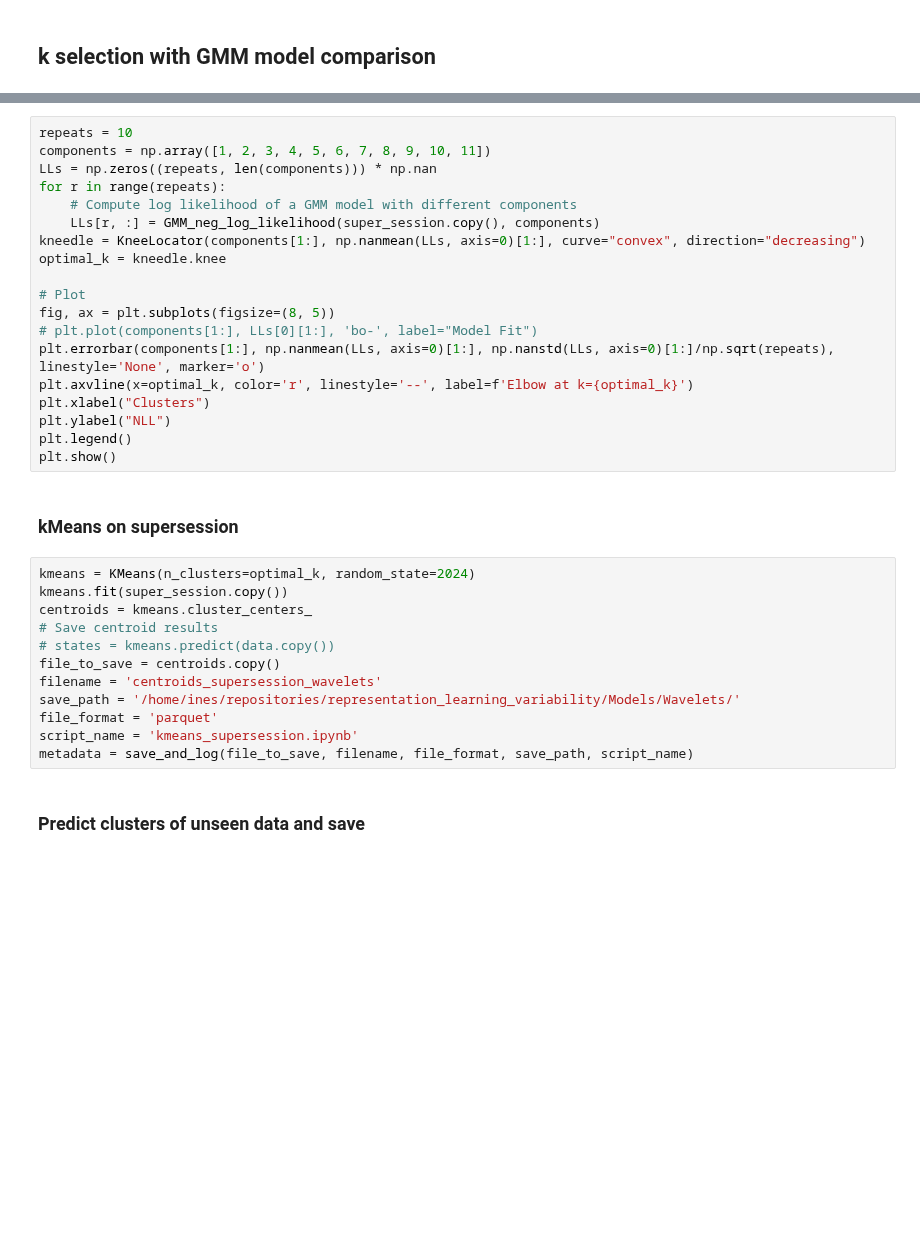
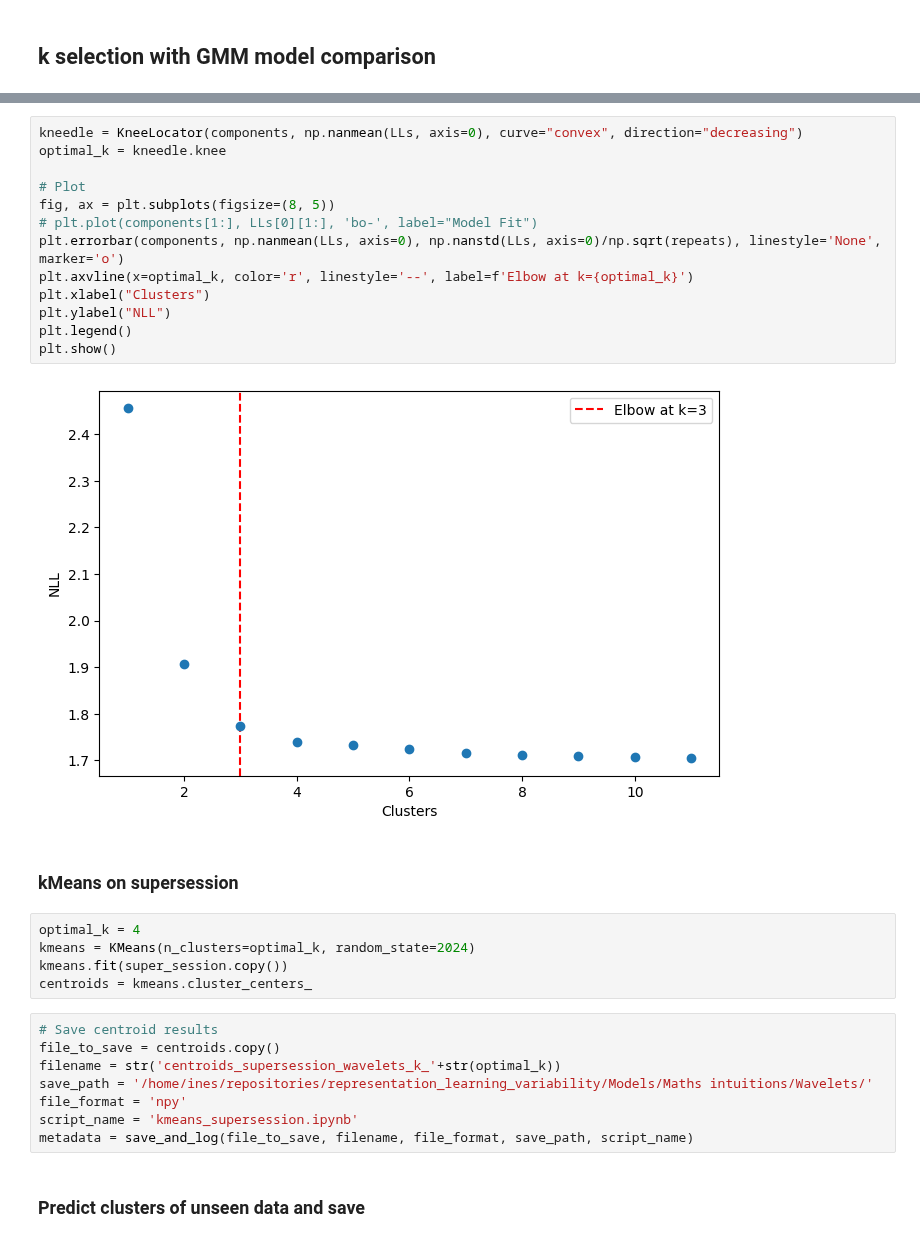
Before and after one commit to ineslaranjeira/representation_learning_variability, a Jupyter notebook: Models/Maths intuitions/Wavelets/kmeans_supersession.ipynb, the cells around one changed output, grey strips where cells are left out. Cells and saved outputs as stored; diff of their text form; blank space fills up the shorter version.

```diff
--- a/Models/Maths intuitions/Wavelets/kmeans_supersession.ipynb
+++ b/Models/Maths intuitions/Wavelets/kmeans_supersession.ipynb
@@ -42,34 +72,31 @@ super_session = pd.read_parquet(filename, engine='pyarrow')
 # %%
-repeats = 10
-components = np.array([1, 2, 3, 4, 5, 6, 7, 8, 9, 10, 11])
-LLs = np.zeros((repeats, len(components))) * np.nan
-for r in range(repeats):
-    # Compute log likelihood of a GMM model with different components
-    LLs[r, :] = GMM_neg_log_likelihood(super_session.copy(), components)
-kneedle = KneeLocator(components[1:], np.nanmean(LLs, axis=0)[1:], curve="convex", direction="decreasing")
+kneedle = KneeLocator(components, np.nanmean(LLs, axis=0), curve="convex", direction="decreasing")
 optimal_k = kneedle.knee
 
 # Plot
 fig, ax = plt.subplots(figsize=(8, 5))
 # plt.plot(components[1:], LLs[0][1:], 'bo-', label="Model Fit")
-plt.errorbar(components[1:], np.nanmean(LLs, axis=0)[1:], np.nanstd(LLs, axis=0)[1:]/np.sqrt(repeats), linestyle='None', marker='o')
+plt.errorbar(components, np.nanmean(LLs, axis=0), np.nanstd(LLs, axis=0)/np.sqrt(repeats), linestyle='None', marker='o')
 plt.axvline(x=optimal_k, color='r', linestyle='--', label=f'Elbow at k={optimal_k}')
 plt.xlabel("Clusters")
 plt.ylabel("NLL")
 plt.legend()
 plt.show()
+# %% [output]
+[figure, added]
 # %% [markdown]
 ### kMeans on supersession
+# %%
+optimal_k = 4
+kmeans = KMeans(n_clusters=optimal_k, random_state=2024)
+kmeans.fit(super_session.copy())
+centroids = kmeans.cluster_centers_
 # %%
-kmeans = KMeans(n_clusters=optimal_k, random_state=2024)
-kmeans.fit(super_session.copy())
-centroids = kmeans.cluster_centers_
 # Save centroid results
-# states = kmeans.predict(data.copy())
 file_to_save = centroids.copy()
-filename = 'centroids_supersession_wavelets'
-save_path = '/home/ines/repositories/representation_learning_variability/Models/Wavelets/'
-file_format = 'parquet'
+filename = str('centroids_supersession_wavelets_k_'+str(optimal_k))
+save_path = '/home/ines/repositories/representation_learning_variability/Models/Maths intuitions/Wavelets/'
+file_format = 'npy'
 script_name = 'kmeans_supersession.ipynb'
 metadata = save_and_log(file_to_save, filename, file_format, save_path, script_name)
 # %% [markdown]
```
Also changed, not shown: parts of 5 cells of this notebook, 6 other files.
